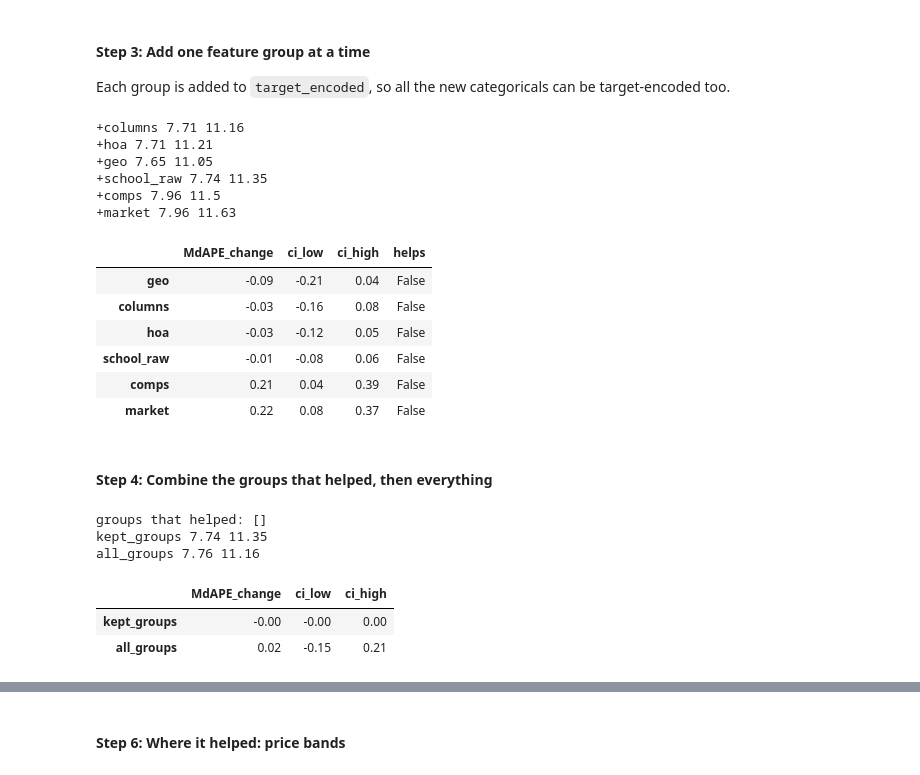
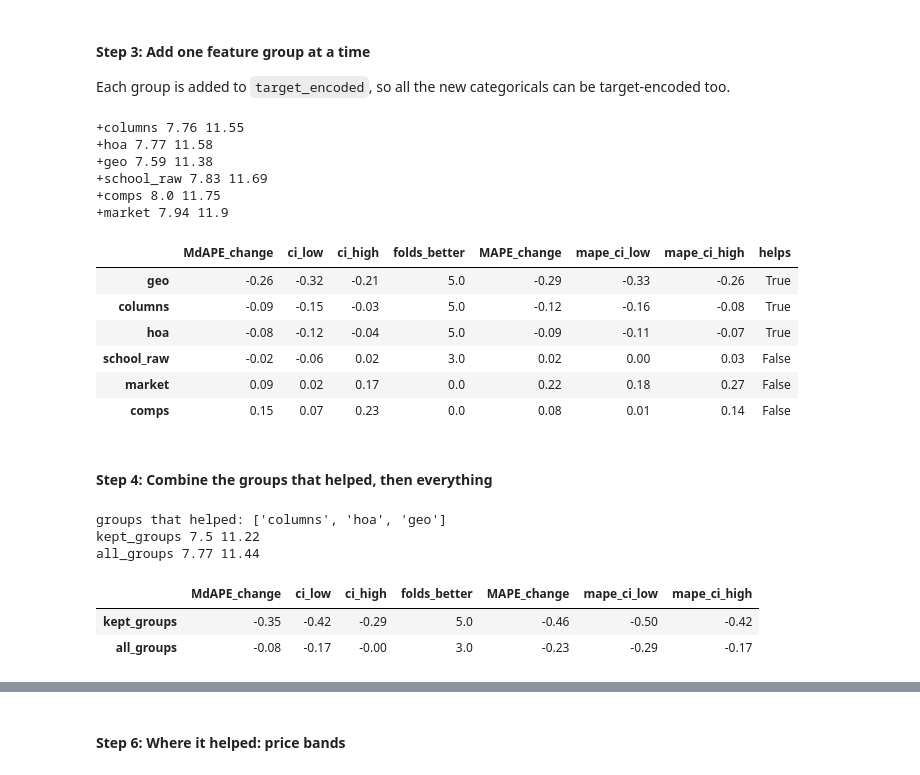
Before and after one commit to eemilycchen/IDX-Exchange-Data-Science, a Jupyter notebook: 05_feature_engineering.ipynb, the cells around one changed output, grey strips where cells are left out. Cells and saved outputs as stored; diff of their text form; code cells hidden in the pictures.

```diff
--- a/05_feature_engineering.ipynb
+++ b/05_feature_engineering.ipynb
@@ -64,0 +44,28 @@ print(f"{time.time() - start:.0f}s", {s: d.shape for s, d in data.items()})
+# %%
+VAL_MONTHS = ["2025-11", "2025-12", "2026-01", "2026-02", "2026-03"]
+dev = pd.concat([load_split(s) for s in ["train", "val"]], ignore_index=True)  # test stays out
+extras = load_extras()  # raw columns that Dataset A leaves out, read up to Mar 2026
+
+
+def engineer(df, lat, lon, pool, kmeans, train):
+    out = add_fee_features(add_basic_features(add_extras(df, extras)))
+    out = add_geo_features(out, lat, lon)
+    out["geo_cluster"] = kmeans.predict(np.column_stack([lat, lon])).astype(str)
+    out = add_comps(out, lat, lon, pool)
+    return add_market_trend(out, train)
+
+
+folds = {}
+start = time.time()
+for month, train, val in rolling_folds(dev, VAL_MONTHS):
+    # everything learned here comes from this fold's train rows only
+    imputer = DatasetAImputer().fit(train)
+    lat, lon = fill_coords(train, imputer)
+    pool = build_comp_pool(train, lat, lon)
+    kmeans = MiniBatchKMeans(n_clusters=100, n_init=3, random_state=SEED).fit(np.column_stack([lat, lon]))
+    folds[month] = (engineer(train, lat, lon, pool, kmeans, train),
+                    engineer(val, *fill_coords(val, imputer), pool, kmeans, train))
+    assert folds[month][0]["source_month"].max() < month  # train is always earlier than validation
+    print(month, "train", len(train), "val", len(val), f"{time.time() - start:.0f}s")
+
+y_all = np.concatenate([folds[m][1][TARGET].to_numpy() for m in VAL_MONTHS])  # every validation home, in order
@@ -147,44 +176,40 @@ Each group is added to `target_encoded`, so all the new categoricals can be targ
 # %%
 for name, (num, cat) in GROUPS.items():
     run(f"+{name}", num, cat)
 
-change = {name: bootstrap_change(f"+{name}", "target_encoded") for name in GROUPS}
-ablation = pd.DataFrame(change, index=["MdAPE_change", "ci_low", "ci_high"]).T
-ablation["helps"] = ablation["ci_high"] < 0
+ablation = pd.DataFrame({name: bootstrap_change(f"+{name}", "target_encoded") for name in GROUPS}).T
+ablation["helps"] = (ablation["ci_high"] < 0) & (ablation["folds_better"] >= 4)
 ablation.sort_values("MdAPE_change")
 # %% [output]
-+columns 7.71 11.16
-+hoa 7.71 11.21
-+geo 7.65 11.05
-+school_raw 7.74 11.35
-+comps 7.96 11.5
-+market 7.96 11.63
++columns 7.76 11.55
++hoa 7.77 11.58
++geo 7.59 11.38
++school_raw 7.83 11.69
++comps 8.0 11.75
++market 7.94 11.9
-|  | MdAPE_change | ci_low | ci_high | helps |
-| geo | -0.09 | -0.21 | 0.04 | False |
-| columns | -0.03 | -0.16 | 0.08 | False |
-| hoa | -0.03 | -0.12 | 0.05 | False |
-| school_raw | -0.01 | -0.08 | 0.06 | False |
-| comps | 0.21 | 0.04 | 0.39 | False |
-| market | 0.22 | 0.08 | 0.37 | False |
+|  | MdAPE_change | ci_low | ci_high | folds_better | MAPE_change | mape_ci_low | mape_ci_high | helps |
+| geo | -0.26 | -0.32 | -0.21 | 5.0 | -0.29 | -0.33 | -0.26 | True |
+| columns | -0.09 | -0.15 | -0.03 | 5.0 | -0.12 | -0.16 | -0.08 | True |
+| hoa | -0.08 | -0.12 | -0.04 | 5.0 | -0.09 | -0.11 | -0.07 | True |
+| school_raw | -0.02 | -0.06 | 0.02 | 3.0 | 0.02 | 0.00 | 0.03 | False |
+| market | 0.09 | 0.02 | 0.17 | 0.0 | 0.22 | 0.18 | 0.27 | False |
+| comps | 0.15 | 0.07 | 0.23 | 0.0 | 0.08 | 0.01 | 0.14 | False |
 # %% [markdown]
 #### Step 4: Combine the groups that helped, then everything
 # %%
 helped = ablation.index[ablation["helps"]].tolist()
 print("groups that helped:", helped)
-kept_num = [c for g in helped for c in GROUPS[g][0]]
-kept_cat = [c for g in helped for c in GROUPS[g][1]]
-run("kept_groups", kept_num, kept_cat, keep=True)
+if helped:
+    run("kept_groups", [c for g in helped for c in GROUPS[g][0]], [c for g in helped for c in GROUPS[g][1]])
 
 run("all_groups", [c for g in GROUPS.values() for c in g[0]], [c for g in GROUPS.values() for c in g[1]])
-pd.DataFrame({"kept_groups": bootstrap_change("kept_groups", "target_encoded"),
-              "all_groups": bootstrap_change("all_groups", "target_encoded")},
-             index=["MdAPE_change", "ci_low", "ci_high"]).T
+pd.DataFrame({n: bootstrap_change(n, "target_encoded") for n in ["kept_groups", "all_groups"] if n in rows}).T
 # %% [output]
-groups that helped: []
-kept_groups 7.74 11.35
-all_groups 7.76 11.16
+groups that helped: ['columns', 'hoa', 'geo']
+kept_groups 7.5 11.22
+all_groups 7.77 11.44
-|  | MdAPE_change | ci_low | ci_high |
-| kept_groups | -0.00 | -0.00 | 0.00 |
-| all_groups | 0.02 | -0.15 | 0.21 |
+|  | MdAPE_change | ci_low | ci_high | folds_better | MAPE_change | mape_ci_low | mape_ci_high |
+| kept_groups | -0.35 | -0.42 | -0.29 | 5.0 | -0.46 | -0.50 | -0.42 |
+| all_groups | -0.08 | -0.17 | -0.00 | 3.0 | -0.23 | -0.29 | -0.17 |
 # %% [markdown]
 #### Step 5: Old vs new feature sets (week 6 deliverable)
```
Also changed, not shown: parts of 15 cells of this notebook.
